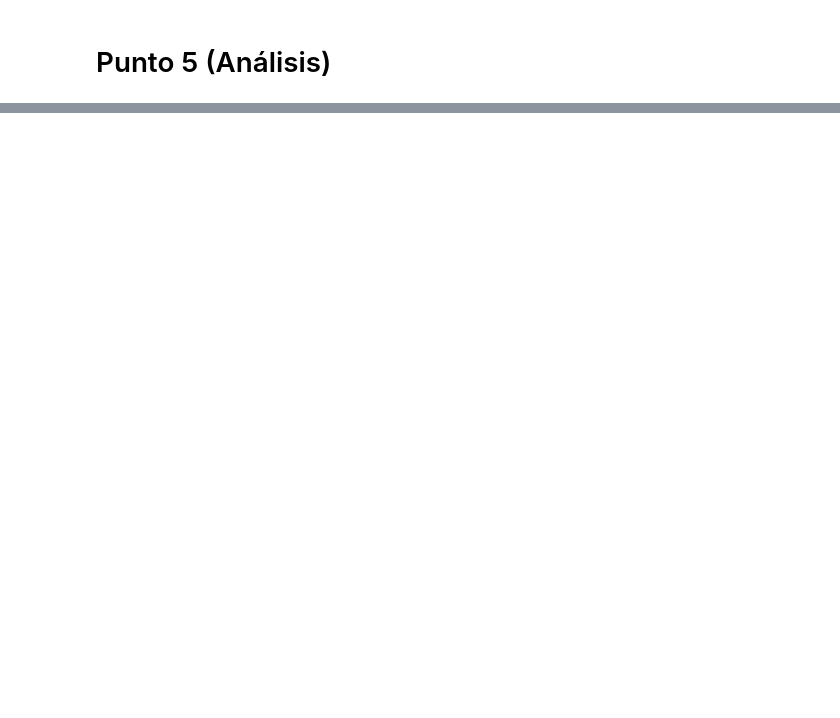
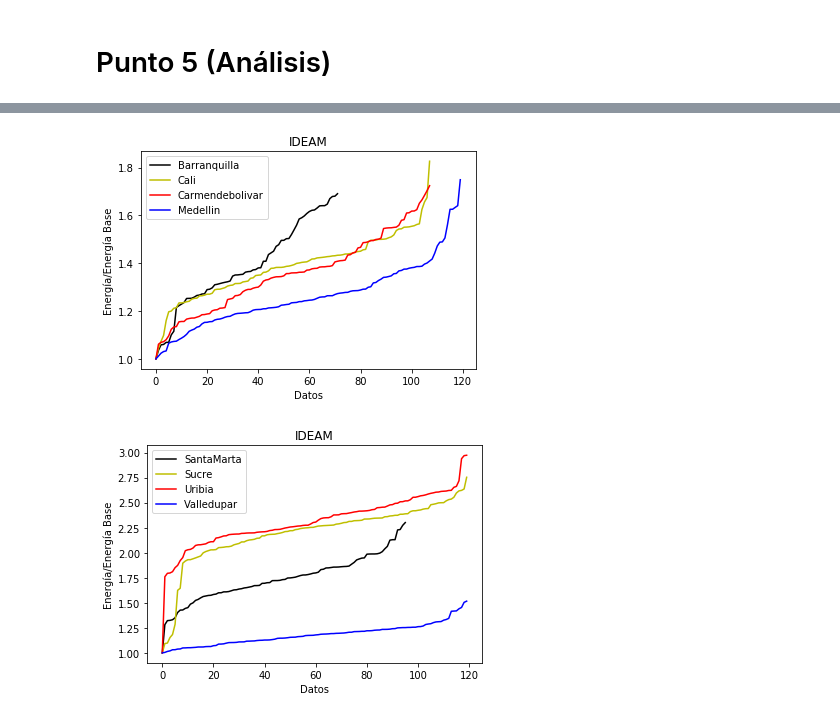
Before and after one commit to JuanVillegasSantos/Herramientas-Computacionales-IMEC3602, a Jupyter notebook: 02_taller01/solucionTaller.ipynb, the cells around one changed output, grey strips where cells are left out. Saved outputs shown, nothing was run; the diff lists cells and outputs as text; code cells hidden in the pictures; blank space fills up the shorter version.

```diff
--- a/02_taller01/solucionTaller.ipynb
+++ b/02_taller01/solucionTaller.ipynb
@@ -229,0 +250,6 @@ errores(2007,1,2015,1,"Valledupar")
+# %%
+graficar('Barranquilla','Cali','Carmendebolivar','Medellin','IDEAM')
+graficar('SantaMarta','Sucre','Uribia','Valledupar','IDEAM')
+# %% [output]
+[figure, added]
+[figure, added]
```
Also changed, not shown: parts of 9 cells of this notebook, 2 other files.
